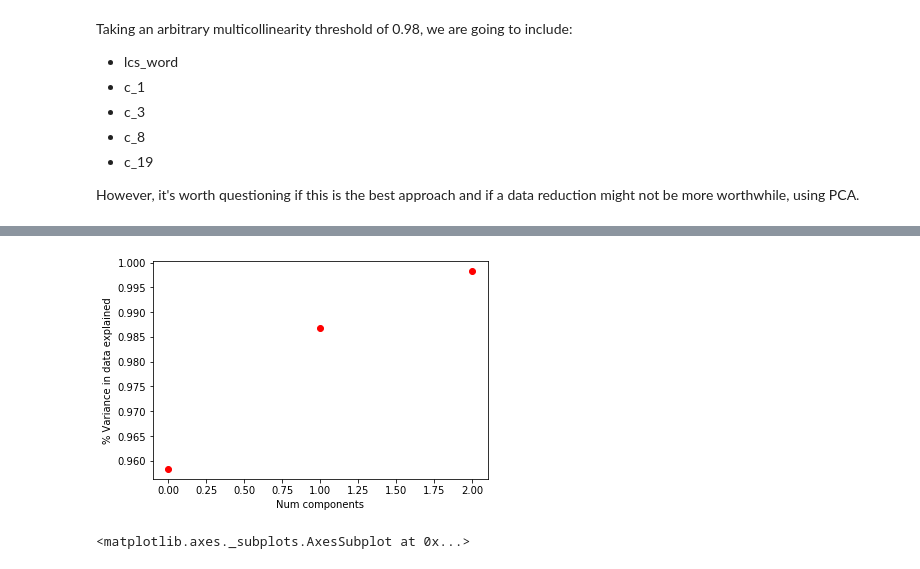
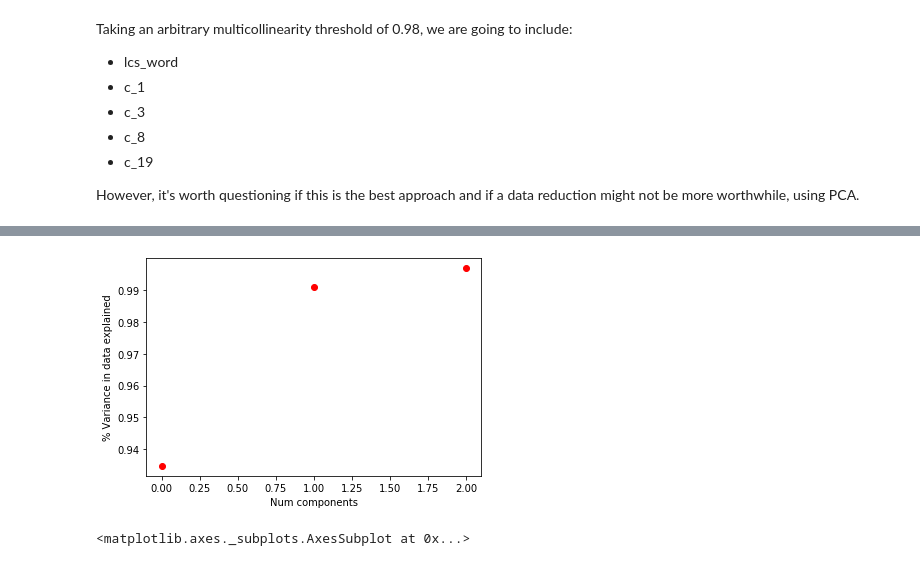
Before and after one commit to Ioana-P/Plagiarism-detection, a Jupyter notebook: 2_Plagiarism_Feature_Engineering.ipynb, the cells around one changed output, grey strips where cells are left out. Drawn from its saved outputs; the diff is of its cells as text; code cells hidden in the pictures.

```diff
--- a/2_Plagiarism_Feature_Engineering.ipynb
+++ b/2_Plagiarism_Feature_Engineering.ipynb
@@ -766,9 +548,6 @@ ngram_range = range(1,21)
 
 
 # The following code may take a minute to run, depending on your ngram_range
-"""
-DON'T MODIFY ANYTHING IN THIS CELL THAT IS BELOW THIS LINE
-"""
 features_list = []
 
 # Create features in a features_df
@@ -780,7 +559,8 @@ for n in ngram_range:
     column_name = 'c_'+str(n)
     features_list.append(column_name)
     # create containment features
-    all_features[i]=np.squeeze(create_containment_features(complete_df, n))
+    features = helpers.create_containment_features(complete_df, n)
+    all_features[i]=np.squeeze(features)
     i+=1
 # %% [output]
 1-gram containment features created!
@@ -806,7 +586,7 @@ for n in ngram_range:
 # %%
 # Calculate features for LCS_Norm Words
 features_list.append('lcs_word')
-all_features[i]= np.squeeze(create_lcs_features(complete_df))
+all_features[i]= np.squeeze(helpers.create_lcs_features(complete_df))
 
 # create a features dataframe
 features_df = pd.DataFrame(np.transpose(all_features), columns=features_list)
@@ -919,13 +687,14 @@ memory usage: 16.5 KB
 # %%
 pca_obj = PCA(3, random_state=142)
 
-reduced_features = pca_obj.fit_transform(features_df)
+#not including the five answer rows at the bottom of the dataframe
+reduced_features = pca_obj.fit_transform(features_df.iloc[:95])
 
 plt.plot(np.cumsum(pca_obj.explained_variance_ratio_), 'ro')
 plt.xlabel('Num components')
 plt.ylabel('% Variance in data explained');
 # %% [output]
-[figure, old version]
+[figure, new version]
 # %%
 pca_obj = PCA(2, random_state=142)
 
```
Also changed, not shown: parts of 60 cells of this notebook, 2 other files.
